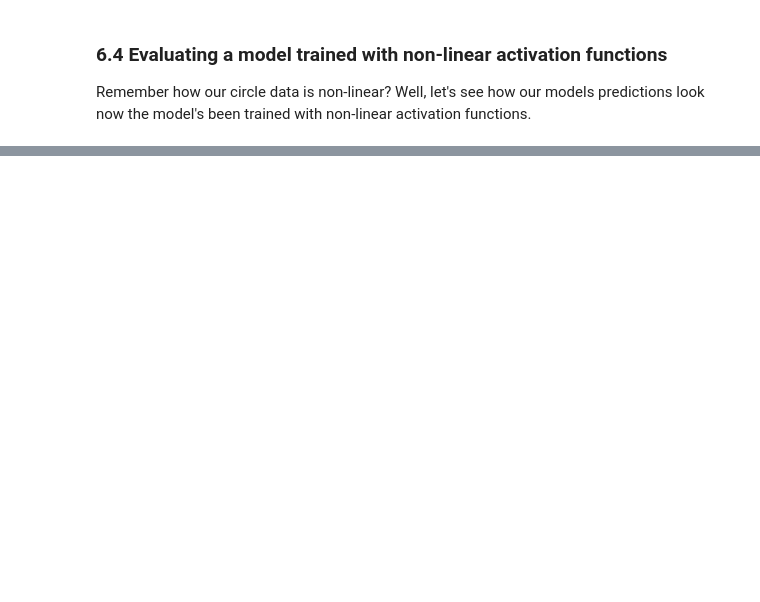
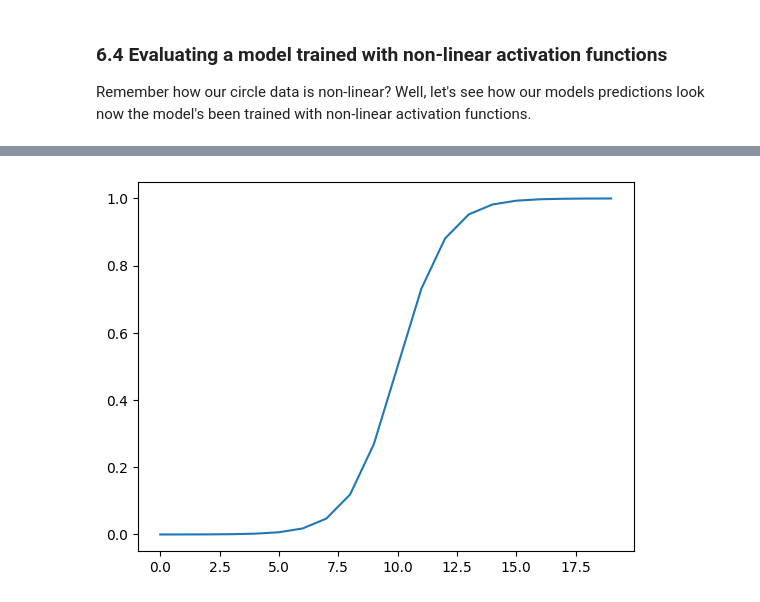
Before and after one commit to darthVarada/leaningML, a Jupyter notebook: 02_pytorch_classification.ipynb, the cells around one changed output, grey strips where cells are left out. Cells and saved outputs as stored; diff of their text form; code cells hidden in the pictures; blank space fills up the shorter version.

```diff
--- a/02_pytorch_classification.ipynb
+++ b/02_pytorch_classification.ipynb
@@ -927,0 +1002,5 @@ plot_decision_boundary(model_3, X_test, y_test) # model_3 = has non-linearity
+# %%
+# Plot sigmoid activated toy tensor
+plt.plot(sigmoid(A));
+# %% [output]
+[figure, added]
```
Also changed, not shown: parts of 46 cells of this notebook.
